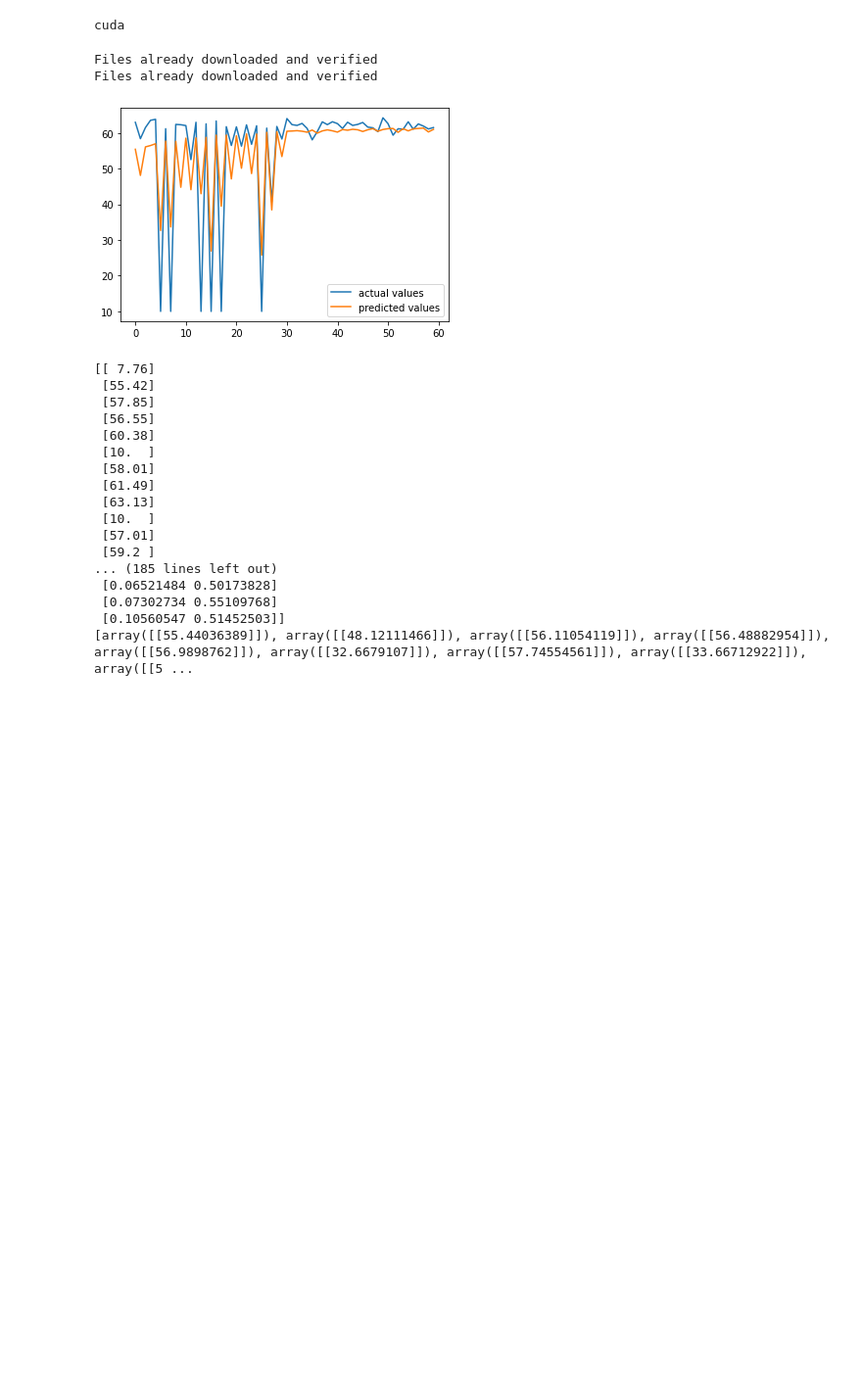
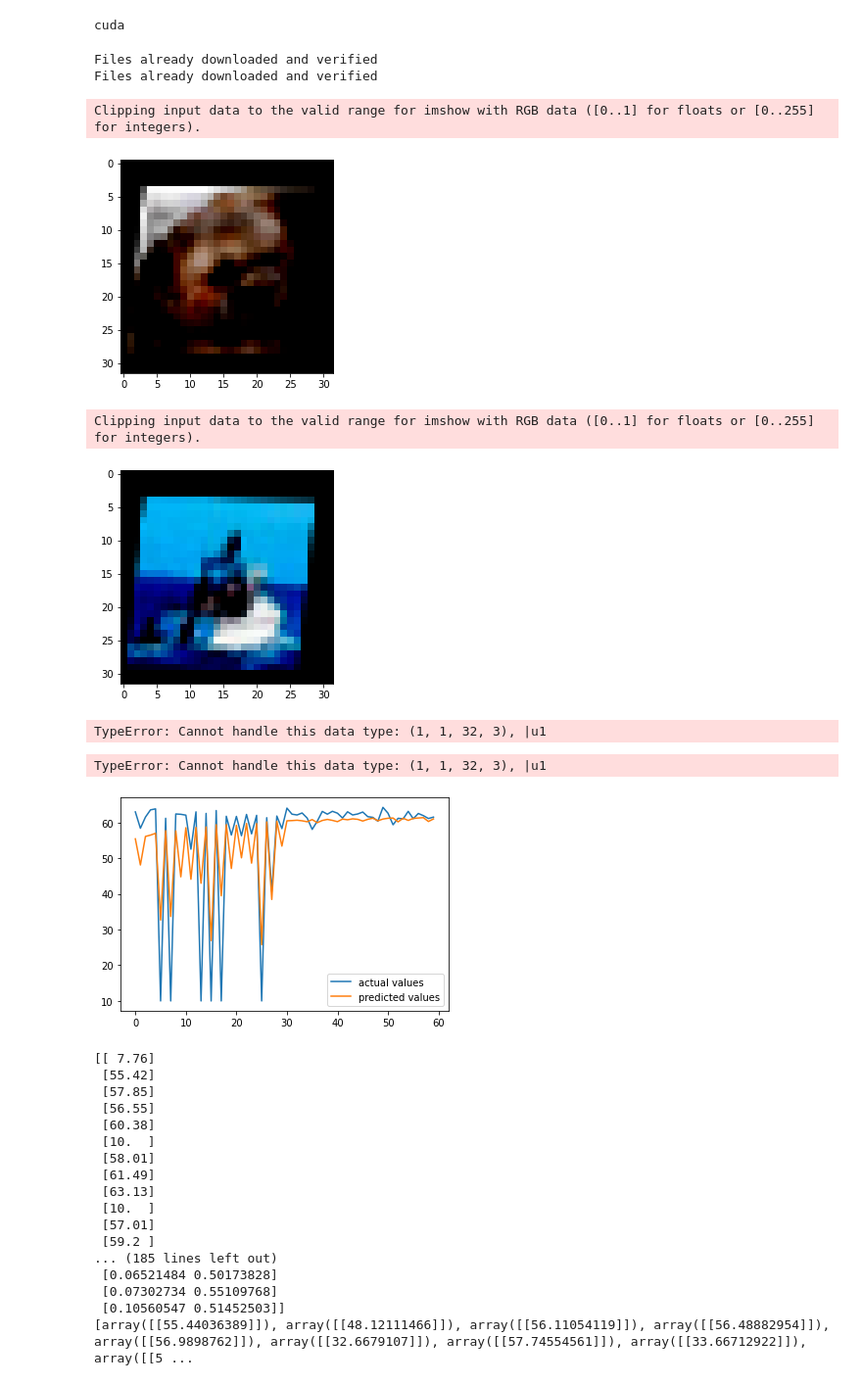
Before and after one commit to HeiseMax/ActiveShiftLayer, a Jupyter notebook: gp copy.ipynb, the cells around one changed output. Shown at 98% size. Saved outputs shown, nothing was run; the diff lists cells and outputs as text; code cells hidden in the pictures; blank space fills up the shorter version.

```diff
--- a/gp copy.ipynb
+++ b/gp copy.ipynb
@@ -67,6 +67,54 @@ num_labels = 10
 # %% [output]
 Files already downloaded and verified
 Files already downloaded and verified
+# %%
+for i, data in enumerate(train_dataloader, 0):
+    inputs, labels = data
+    inputs = inputs
+    labels = labels
+    img = inputs[20]
+    transformation = transforms.RandomAffine(10, translate=(1/20,1/20), scale=(0.8, 1), shear=10, interpolation=transforms.InterpolationMode.BILINEAR)
+    inputs = transformation(inputs)
+    img = inputs[1]
+    img = torch.transpose(img, 2,0)
+    img = torch.transpose(img, 1,0)
+    plt.imshow(img)
+    plt.show()
+
+    img = inputs[2]
+    img = torch.transpose(img, 2,0)
+    img = torch.transpose(img, 1,0)
+    plt.imshow(img)
+    plt.show()
+    break
+# %% [output]
+Clipping input data to the valid range for imshow with RGB data ([0..1] for floats or [0..255] for integers).
+[figure, added]
+Clipping input data to the valid range for imshow with RGB data ([0..1] for floats or [0..255] for integers).
+[figure, added]
+# %%
+data, labels = train_dataset[100:102]
+# %% [output]
+TypeError: Cannot handle this data type: (1, 1, 32, 3), |u1
+# %%
+img = train_dataset[100][0]
+transformation = transforms.RandomAffine(10, translate=(1/20,1/20), scale=(0.8, 1), shear=10, interpolation=transforms.InterpolationMode.BILINEAR)
+trans_img = transformation(train_dataset)
+img = torch.transpose(img, 2,0)
+img = torch.transpose(img, 1,0)
+plt.imshow(img)
+plt.show()
+
+trans_img = torch.transpose(trans_img, 2,0)
+trans_img = torch.transpose(trans_img, 1,0)
+plt.imshow(trans_img)
+plt.show()
+trans_img = torch.transpose(trans_img, 2,0)
+trans_img = torch.transpose(trans_img, 1,0)
+plt.imshow(trans_img)
+plt.show()
+# %% [output]
+TypeError: Cannot handle this data type: (1, 1, 32, 3), |u1
 # %%
 from Models import LeNet
 criterion = CrossEntropyLoss()
```
Also changed, not shown: 3 other files.
